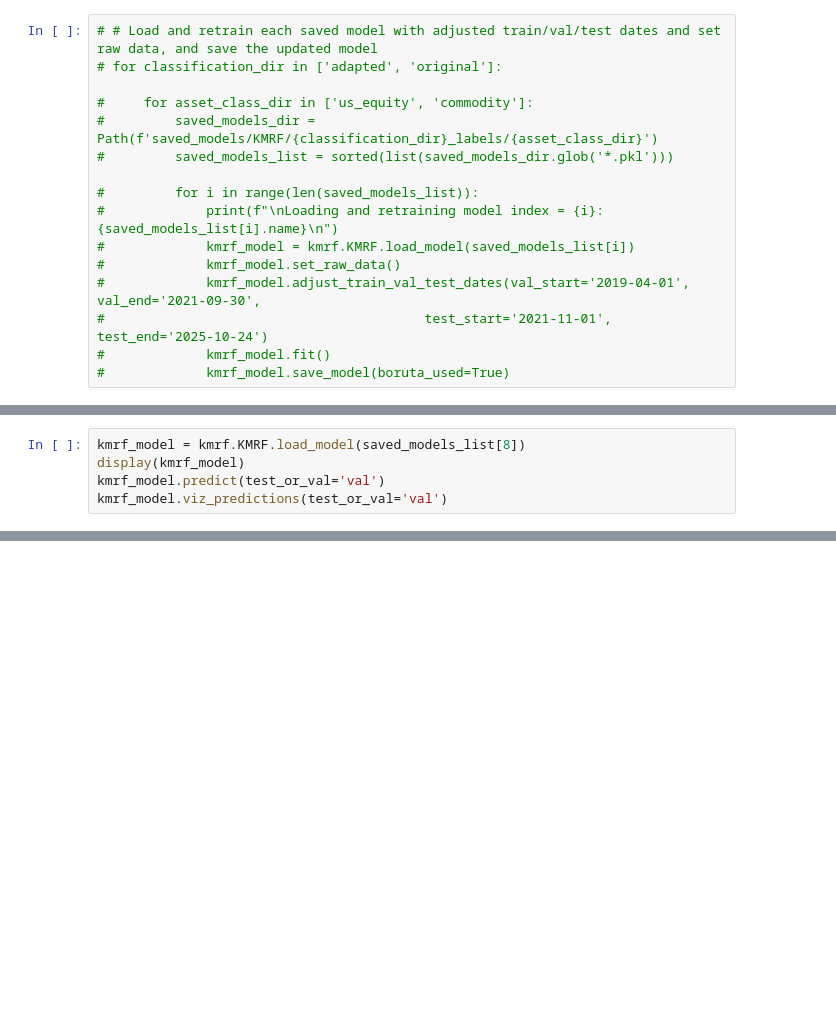
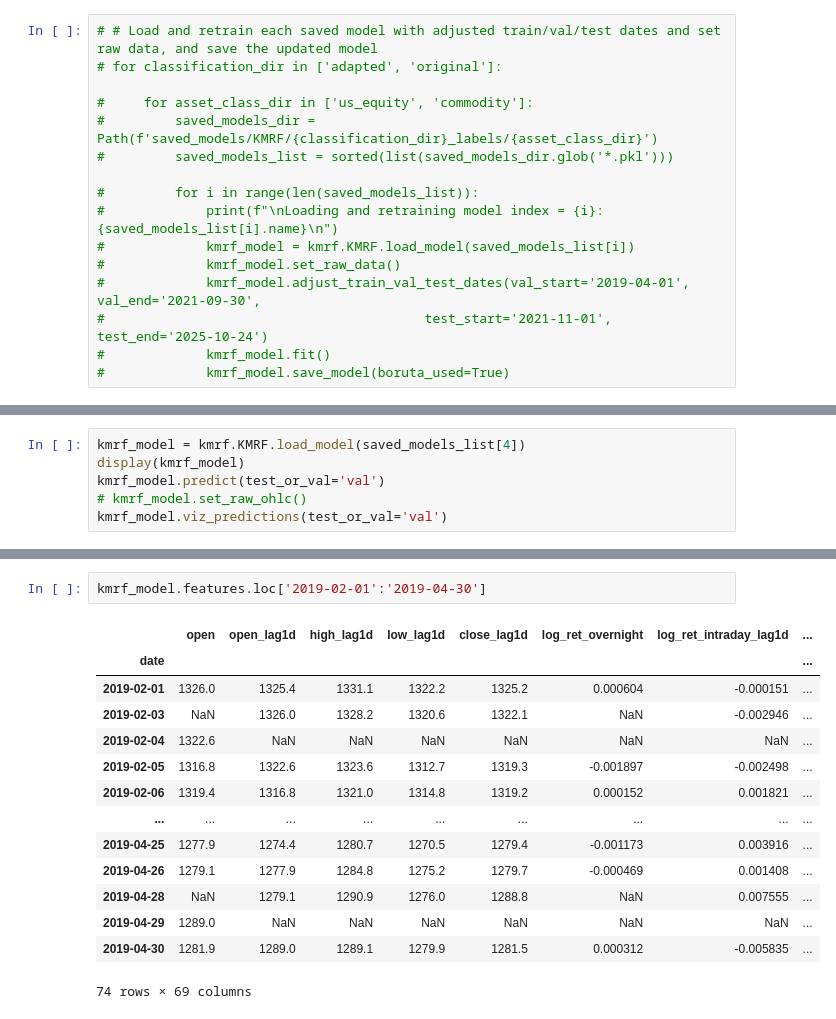
Before and after one commit to jessego20/FE800_project_code, a Jupyter notebook: analyze_kmrf.ipynb, the cells around one changed output, grey strips where cells are left out. Drawn from its saved outputs; the diff is of its cells as text; blank space fills up the shorter version.

```diff
--- a/analyze_kmrf.ipynb
+++ b/analyze_kmrf.ipynb
@@ -68,7 +60,8 @@ Available saved models in 'saved_models/KMRF/adapted_labels/us_equity':
 # %%
-kmrf_model = kmrf.KMRF.load_model(saved_models_list[8])
+kmrf_model = kmrf.KMRF.load_model(saved_models_list[4])
 display(kmrf_model)
 kmrf_model.predict(test_or_val='val')
+# kmrf_model.set_raw_ohlc()
 kmrf_model.viz_predictions(test_or_val='val')
 # %% [output]
 KMRF model initialized
@@ -113,0 +106,17 @@ High Confidence Predictions (>70%): 327 days (57.6%)
+# %%
+kmrf_model.features.loc['2019-02-01':'2019-04-30']
+# %% [output]
+|  | open | open_lag1d | high_lag1d | low_lag1d | close_lag1d | log_ret_overnight | log_ret_intraday_lag1d | ... |
+| date |  |  |  |  |  |  |  | ... |
+| 2019-02-01 | 1326.0 | 1325.4 | 1331.1 | 1322.2 | 1325.2 | 0.000604 | -0.000151 | ... |
+| 2019-02-03 | NaN | 1326.0 | 1328.2 | 1320.6 | 1322.1 | NaN | -0.002946 | ... |
+| 2019-02-04 | 1322.6 | NaN | NaN | NaN | NaN | NaN | NaN | ... |
+| 2019-02-05 | 1316.8 | 1322.6 | 1323.6 | 1312.7 | 1319.3 | -0.001897 | -0.002498 | ... |
+| 2019-02-06 | 1319.4 | 1316.8 | 1321.0 | 1314.8 | 1319.2 | 0.000152 | 0.001821 | ... |
+| ... | ... | ... | ... | ... | ... | ... | ... | ... |
+| 2019-04-25 | 1277.9 | 1274.4 | 1280.7 | 1270.5 | 1279.4 | -0.001173 | 0.003916 | ... |
+| 2019-04-26 | 1279.1 | 1277.9 | 1284.8 | 1275.2 | 1279.7 | -0.000469 | 0.001408 | ... |
+| 2019-04-28 | NaN | 1279.1 | 1290.9 | 1276.0 | 1288.8 | NaN | 0.007555 | ... |
+| 2019-04-29 | 1289.0 | NaN | NaN | NaN | NaN | NaN | NaN | ... |
+| 2019-04-30 | 1281.9 | 1289.0 | 1289.1 | 1279.9 | 1281.5 | 0.000312 | -0.005835 | ... |
+74 rows × 69 columns
```
Also changed, not shown: parts of 4 cells of this notebook, 23 other files.
